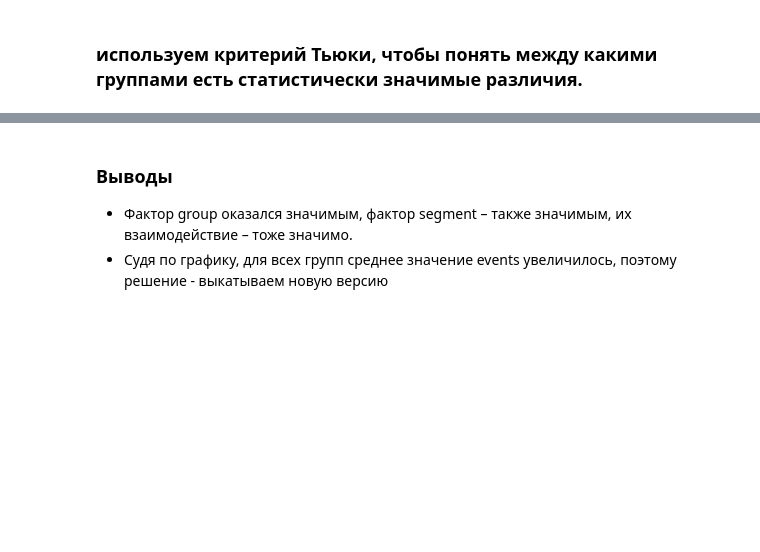
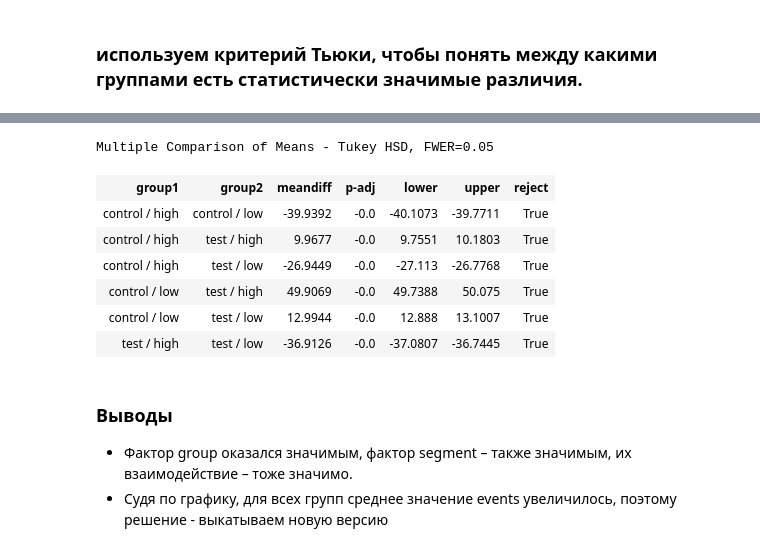
Before and after one commit to DimaD0nts0v/Karpov.Courses_projects, a Jupyter notebook: Statistics/ANOVA/5. ANOVA project.ipynb, the cells around one changed output, grey strips where cells are left out. Drawn from its saved outputs; the diff is of its cells as text; code cells hidden in the pictures; blank space fills up the shorter version.

Commit message:
add Tukey test for all groups

```diff
--- a/Statistics/ANOVA/5. ANOVA project.ipynb
+++ b/Statistics/ANOVA/5. ANOVA project.ipynb
@@ -230,3 +230,6 @@ anova_lm(model)
 *есть как стат значимые различия, так и взаимодействия факторов*
 # %% [markdown]
 ### используем критерий Тьюки, чтобы понять между какими группами есть статистически значимые различия.
+# %%
+button['combination'] = button['group'] + " / " + button['segment']
+button.head()
@@ -233,3 +243,14 @@ anova_lm(model)
+# %%
+pairwise_tukeyhsd(button.events, button.combination).summary()
+# %% [output]
+Multiple Comparison of Means - Tukey HSD, FWER=0.05
+| group1 | group2 | meandiff | p-adj | lower | upper | reject |
+| control / high | control / low | -39.9392 | -0.0 | -40.1073 | -39.7711 | True |
+| control / high | test / high | 9.9677 | -0.0 | 9.7551 | 10.1803 | True |
+| control / high | test / low | -26.9449 | -0.0 | -27.113 | -26.7768 | True |
+| control / low | test / high | 49.9069 | -0.0 | 49.7388 | 50.075 | True |
+| control / low | test / low | 12.9944 | -0.0 | 12.888 | 13.1007 | True |
+| test / high | test / low | -36.9126 | -0.0 | -37.0807 | -36.7445 | True |
 # %% [markdown]
 ### Выводы
 - Фактор group оказался значимым, фактор segment – также значимым, их взаимодействие – тоже значимо.
```
Also changed, not shown: parts of 2 cells of this notebook.
